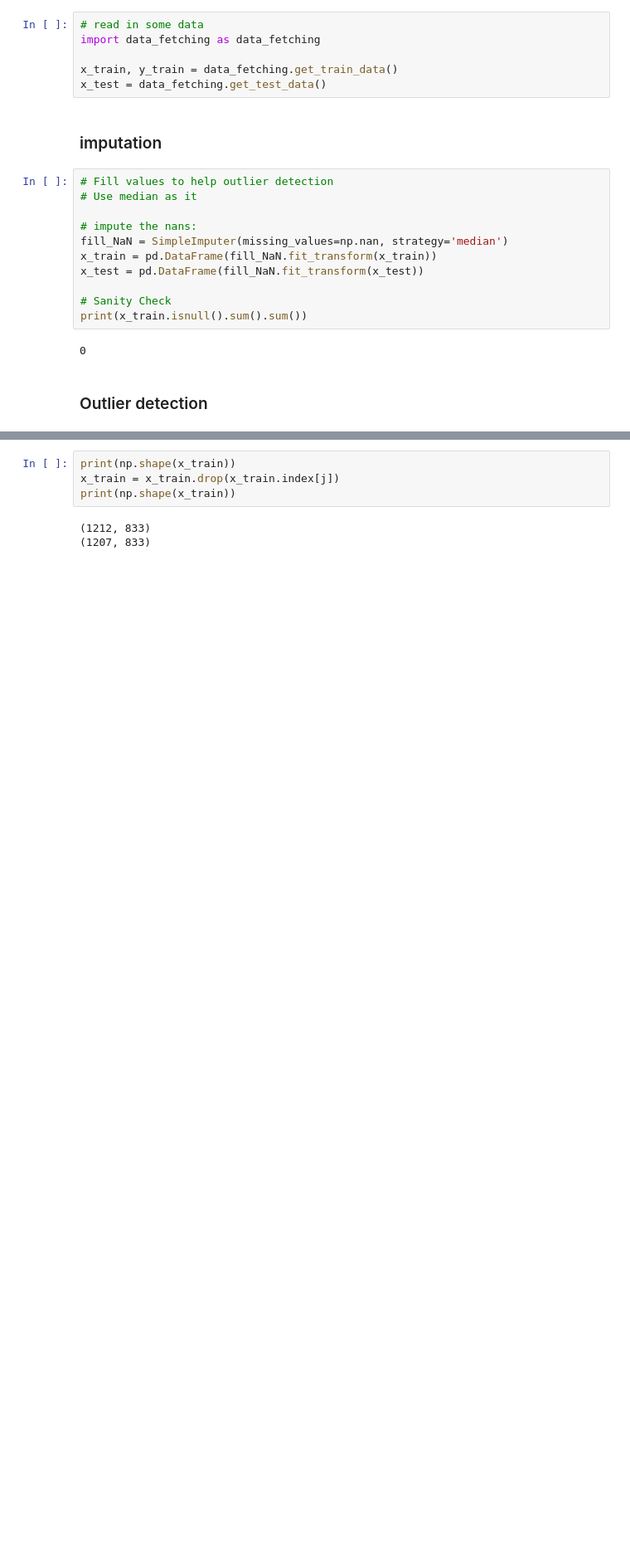
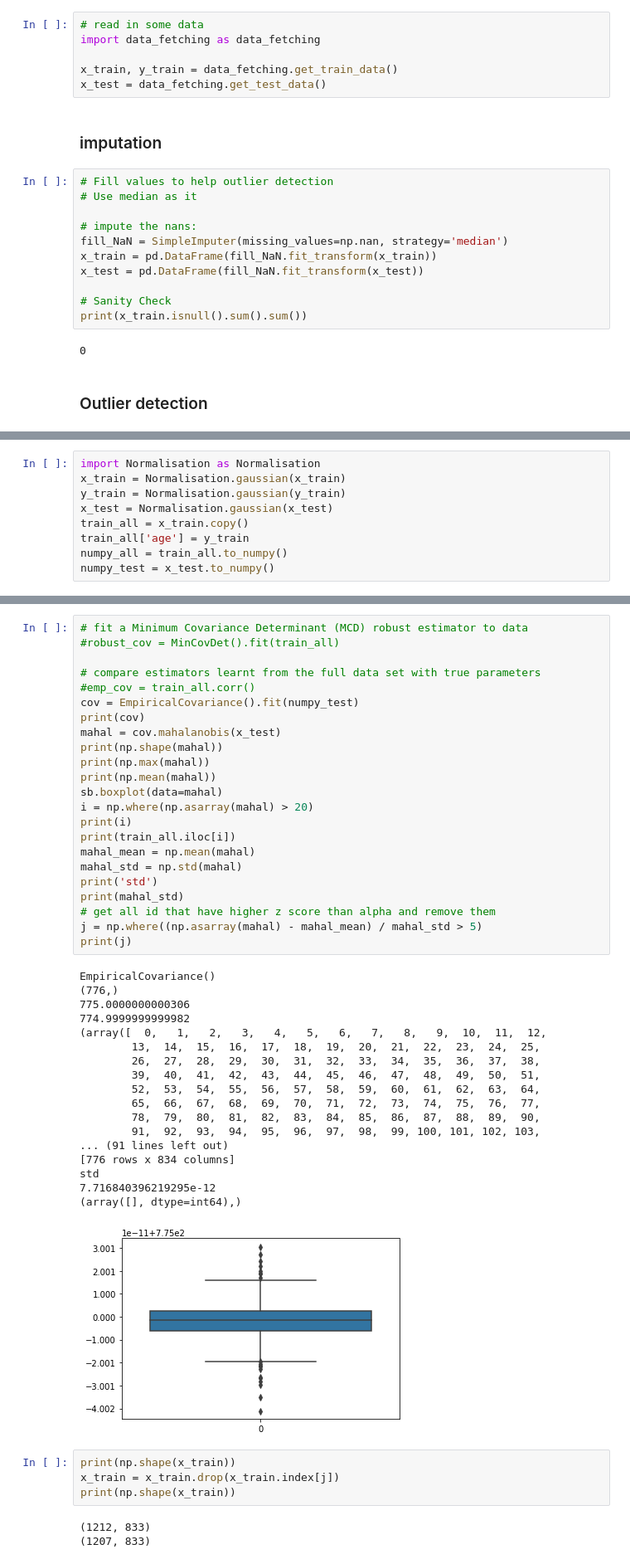
Before and after one commit to LukeAndrewSmith/AML, a Jupyter notebook: Task_1/Solution/Components/Outlier_Detection_Multi.ipynb, the cells around one changed output, grey strips where cells are left out. Shown: that part at 83% size. Saved outputs shown, nothing was run; the diff lists cells and outputs as text; blank space fills up the shorter version.

```diff
--- a/Task_1/Solution/Components/Outlier_Detection_Multi.ipynb
+++ b/Task_1/Solution/Components/Outlier_Detection_Multi.ipynb
@@ -75,3 +56,12 @@ print(numpy_all)
+# %%
+import Normalisation as Normalisation
+x_train = Normalisation.gaussian(x_train)
+y_train = Normalisation.gaussian(y_train)
+x_test = Normalisation.gaussian(x_test)
+train_all = x_train.copy()
+train_all['age'] = y_train
+numpy_all = train_all.to_numpy()
+numpy_test = x_test.to_numpy()
 # %%
 # fit a Minimum Covariance Determinant (MCD) robust estimator to data
 #robust_cov = MinCovDet().fit(train_all)
@@ -117,3 +91,45 @@ std
+# %%
+# fit a Minimum Covariance Determinant (MCD) robust estimator to data
+#robust_cov = MinCovDet().fit(train_all)
+
+# compare estimators learnt from the full data set with true parameters
+#emp_cov = train_all.corr()
+cov = EmpiricalCovariance().fit(numpy_test)
+print(cov)
+mahal = cov.mahalanobis(x_test)
+print(np.shape(mahal))
+print(np.max(mahal))
+print(np.mean(mahal))
+sb.boxplot(data=mahal)
+i = np.where(np.asarray(mahal) > 20)
+print(i)
+print(train_all.iloc[i])
+mahal_mean = np.mean(mahal)
+mahal_std = np.std(mahal)
+print('std')
+print(mahal_std)
+# get all id that have higher z score than alpha and remove them
+j = np.where((np.asarray(mahal) - mahal_mean) / mahal_std > 5)
+print(j)
+# %% [output]
+EmpiricalCovariance()
+(776,)
+775.0000000000306
+774.9999999999982
+(array([  0,   1,   2,   3,   4,   5,   6,   7,   8,   9,  10,  11,  12,
+        13,  14,  15,  16,  17,  18,  19,  20,  21,  22,  23,  24,  25,
+        26,  27,  28,  29,  30,  31,  32,  33,  34,  35,  36,  37,  38,
+        39,  40,  41,  42,  43,  44,  45,  46,  47,  48,  49,  50,  51,
+        52,  53,  54,  55,  56,  57,  58,  59,  60,  61,  62,  63,  64,
+        65,  66,  67,  68,  69,  70,  71,  72,  73,  74,  75,  76,  77,
+        78,  79,  80,  81,  82,  83,  84,  85,  86,  87,  88,  89,  90,
+        91,  92,  93,  94,  95,  96,  97,  98,  99, 100, 101, 102, 103,
+... (91 lines left out)
+[776 rows x 834 columns]
+std
+7.716840396219295e-12
+(array([], dtype=int64),)
+[figure, added]
 # %%
 print(np.shape(x_train))
 x_train = x_train.drop(x_train.index[j])
```
Also changed, not shown: parts of 6 cells of this notebook, 3 other files.
